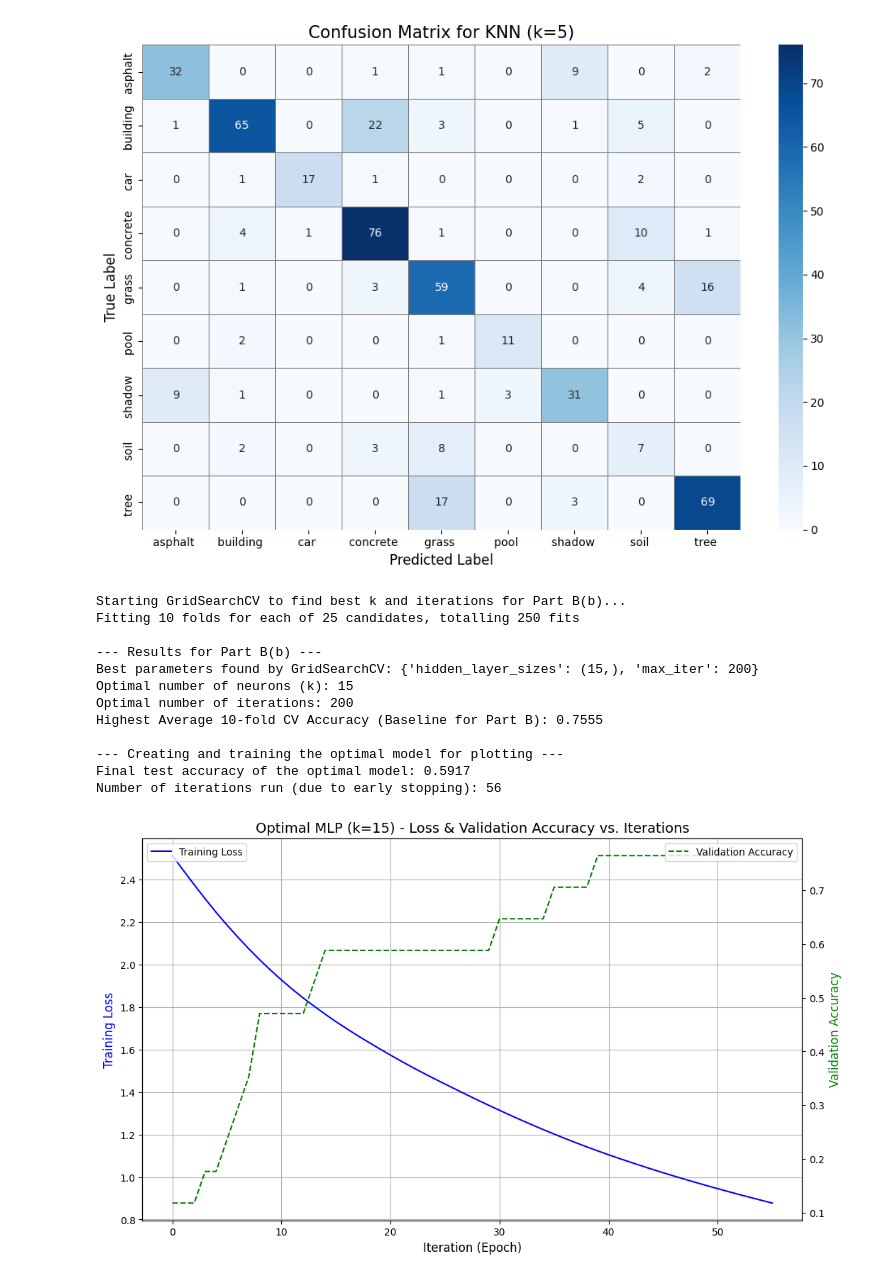
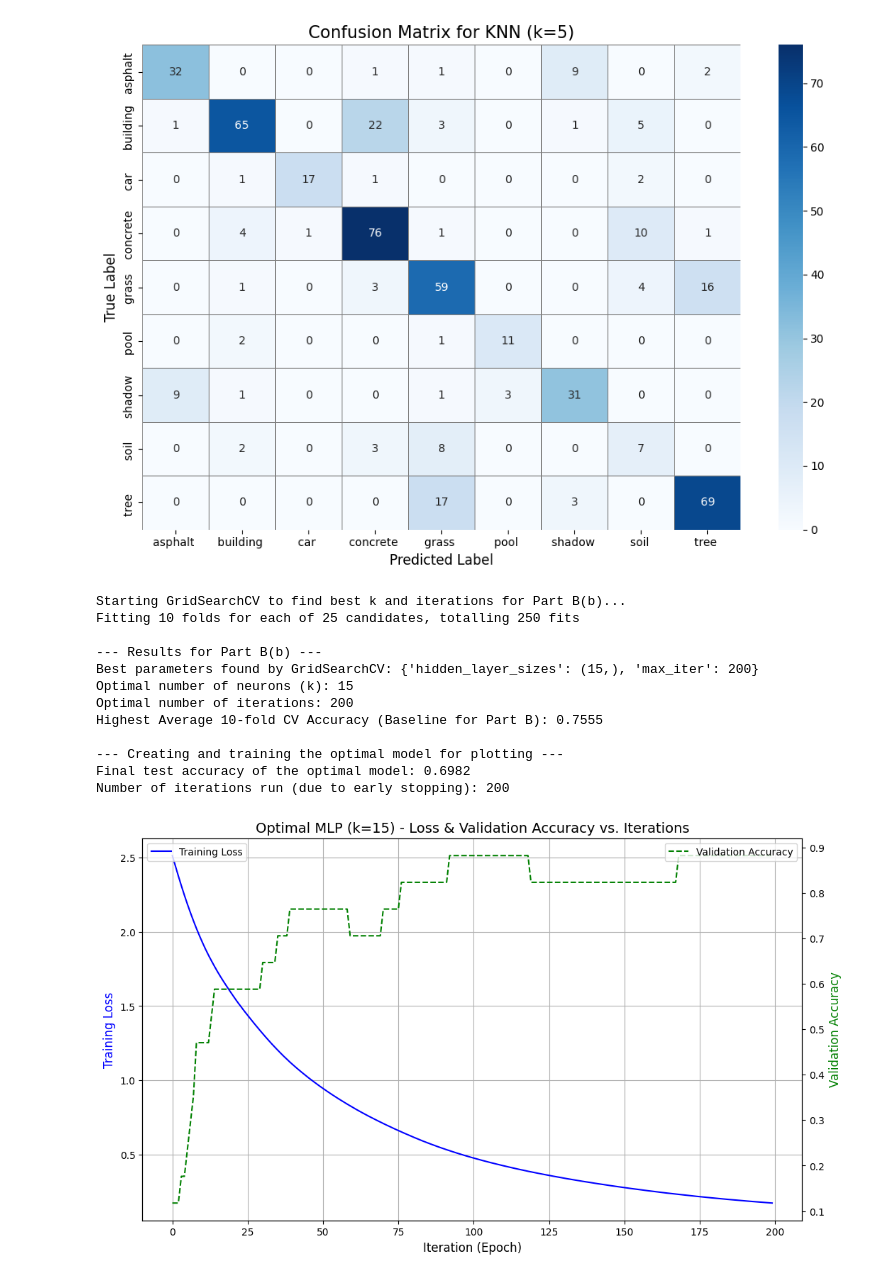
Before and after one commit to ethangreeney/FDSassignment2, a Jupyter notebook: SecondCodeFile.ipynb, the cells around one changed output. Cells and saved outputs as stored; diff of their text form; code cells hidden in the pictures.

Commit message:
changed max iter

```diff
--- a/SecondCodeFile.ipynb
+++ b/SecondCodeFile.ipynb
@@ -205,7 +205,7 @@ optimal_mlp = MLPClassifier(
     # Parameters for generating the validation curve
     early_stopping=True,
     validation_fraction=0.1,  # Use 10% of training data for validation
-    n_iter_no_change=15       # How many epochs to wait for improvement
+    n_iter_no_change=300       # How many epochs to wait for improvement
 )
 
 # 3. Train the new model
@@ -221,33 +221,33 @@ print(f"Number of iterations run (due to early stopping): {optimal_mlp.n_iter_}"
 import matplotlib.pyplot as plt
 
 plt.figure(figsize=(12, 7))
 
 # Plot Training Loss
 plt.plot(optimal_mlp.loss_curve_, label='Training Loss', color='blue')
 plt.title(f'Optimal MLP (k={best_k_b}) - Loss & Validation Accuracy vs. Iterations', fontsize=14)
 plt.xlabel('Iteration (Epoch)', fontsize=12)
 plt.ylabel('Training Loss', color='blue', fontsize=12)
 plt.legend(loc='upper left')
 plt.grid(True)
 
 # Create a second y-axis for the validation accuracy
 ax2 = plt.gca().twinx()
 ax2.plot(optimal_mlp.validation_scores_, label='Validation Accuracy', color='green', linestyle='--')
 ax2.set_ylabel('Validation Accuracy', color='green', fontsize=12)
 ax2.legend(loc='upper right')
 
 plt.show()
 # %% [output]
 Starting GridSearchCV to find best k and iterations for Part B(b)...
 Fitting 10 folds for each of 25 candidates, totalling 250 fits
 
 --- Results for Part B(b) ---
 Best parameters found by GridSearchCV: {'hidden_layer_sizes': (15,), 'max_iter': 200}
 Optimal number of neurons (k): 15
 Optimal number of iterations: 200
 Highest Average 10-fold CV Accuracy (Baseline for Part B): 0.7555
 
 --- Creating and training the optimal model for plotting ---
-Final test accuracy of the optimal model: 0.5917
-Number of iterations run (due to early stopping): 56
+Final test accuracy of the optimal model: 0.6982
+Number of iterations run (due to early stopping): 200
-[figure, old version]
+[figure, new version]
```
